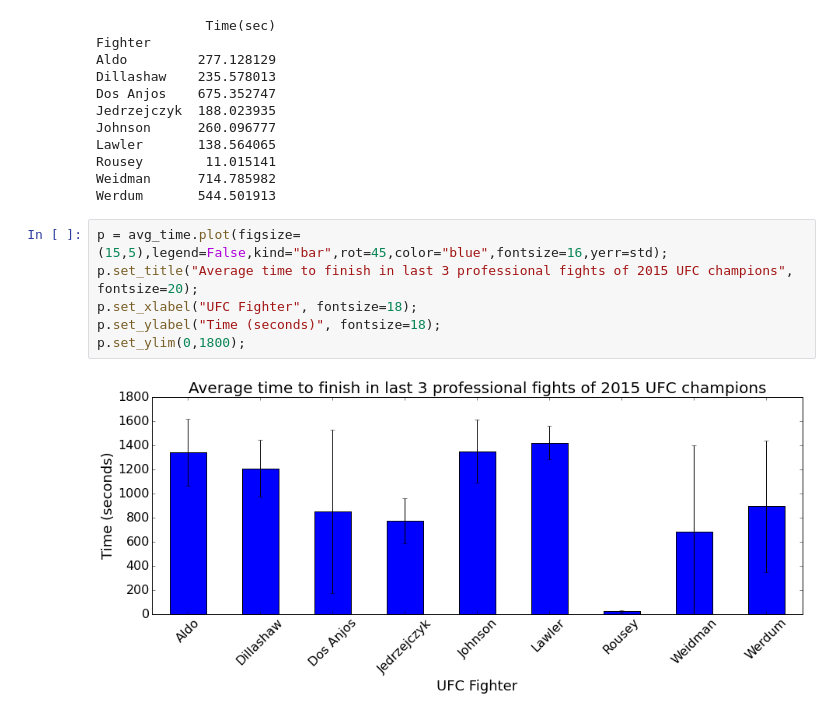
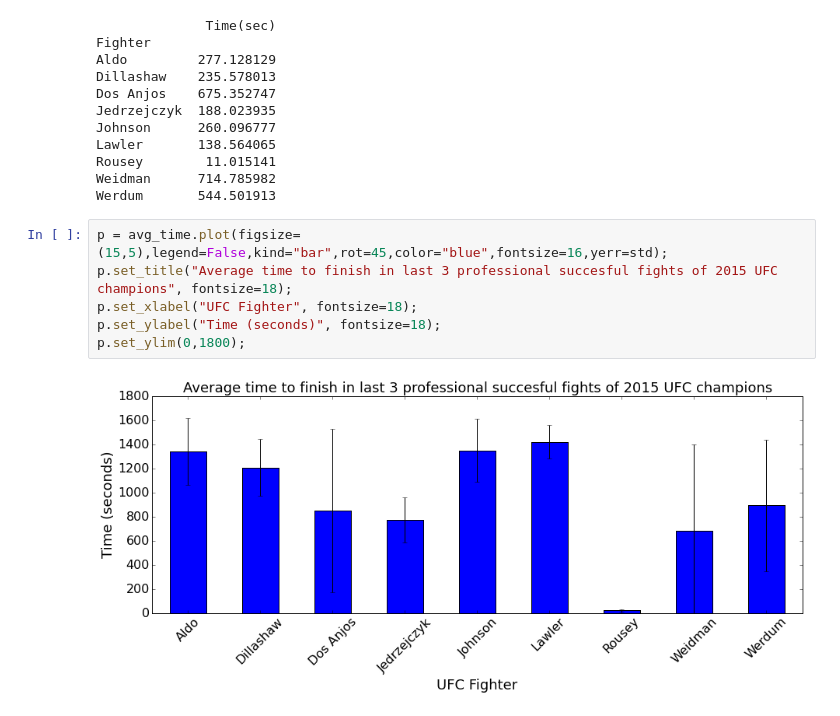
Before and after one commit to caromimo/hello_pandas, a Jupyter notebook: ufc.ipynb, the cells around one changed output. Drawn from its saved outputs; the diff is of its cells as text.

Commit message:
change title

```diff
--- a/ufc.ipynb
+++ b/ufc.ipynb
@@ -100,9 +100,9 @@ Weidman      714.785982
 Werdum       544.501913
 # %%
 p = avg_time.plot(figsize=(15,5),legend=False,kind="bar",rot=45,color="blue",fontsize=16,yerr=std);
-p.set_title("Average time to finish in last 3 professional fights of 2015 UFC champions", fontsize=20);
+p.set_title("Average time to finish in last 3 professional succesful fights of 2015 UFC champions", fontsize=18);
 p.set_xlabel("UFC Fighter", fontsize=18);
 p.set_ylabel("Time (seconds)", fontsize=18);
 p.set_ylim(0,1800);
 # %% [output]
-[figure, old version]
+[figure, new version]
```
